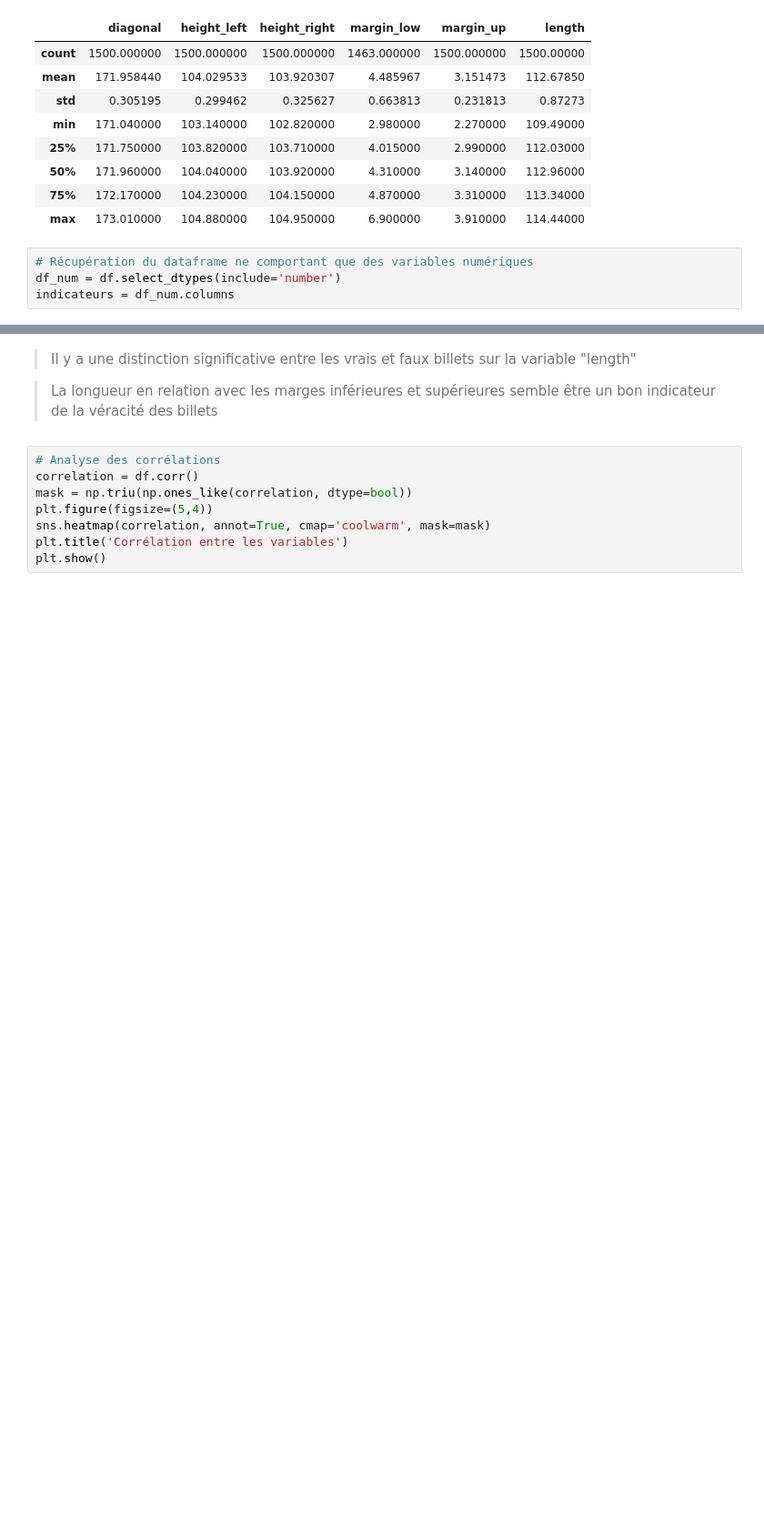
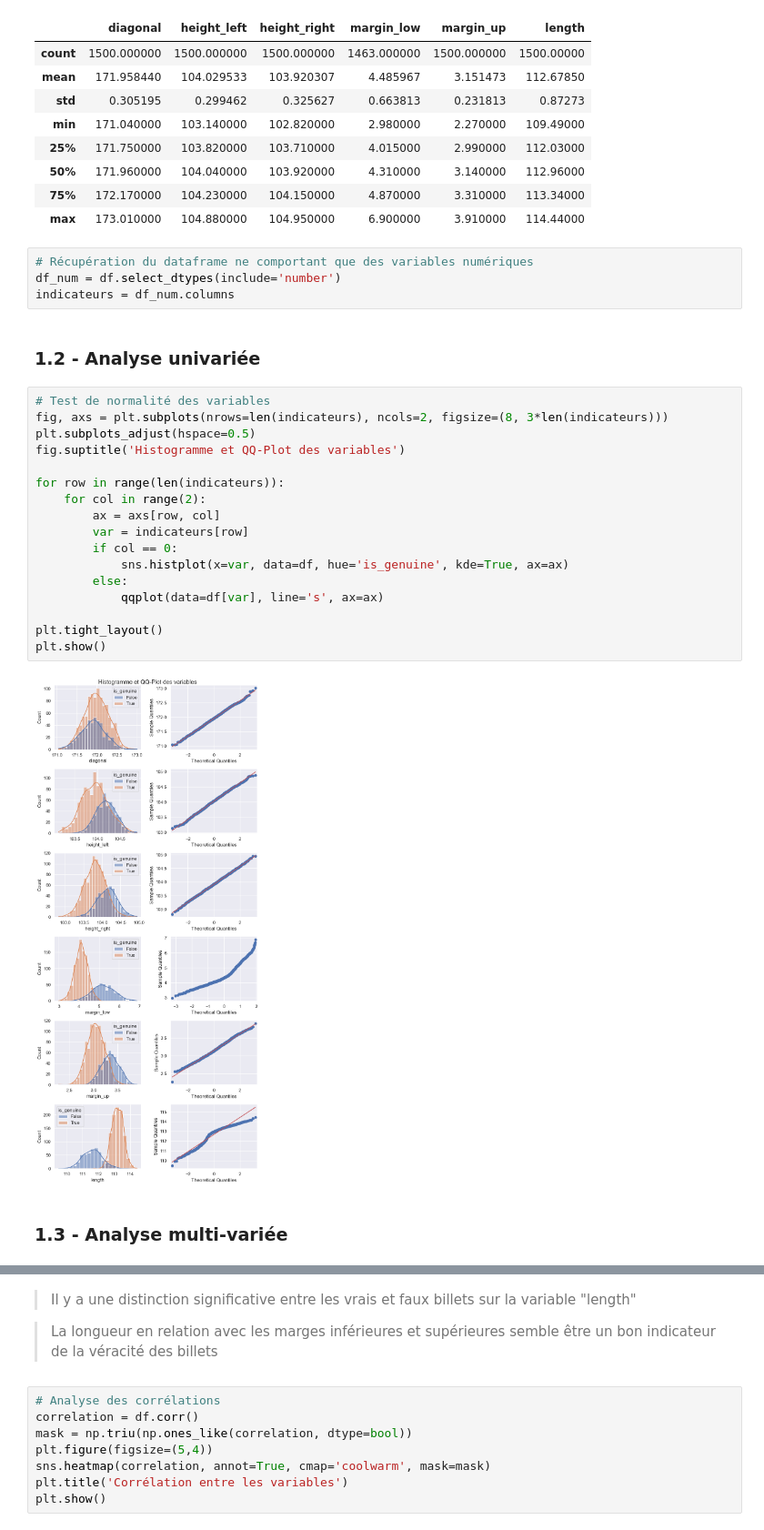
Before and after one commit to lengocduyvu/oncfm-detection-faux-billets, a Jupyter notebook: notebooks/oncfm-analyse.ipynb, the cells around one changed output, grey strips where cells are left out. Shown at 91% size. Cells and saved outputs as stored; diff of their text form; blank space fills up the shorter version.

```diff
--- a/notebooks/oncfm-analyse.ipynb
+++ b/notebooks/oncfm-analyse.ipynb
@@ -113,4 +116,27 @@ df.describe()
 # Récupération du dataframe ne comportant que des variables numériques
 df_num = df.select_dtypes(include='number')
 indicateurs = df_num.columns
+# %% [markdown]
+### 1.2 - Analyse univariée
+# %%
+# Test de normalité des variables
+fig, axs = plt.subplots(nrows=len(indicateurs), ncols=2, figsize=(8, 3*len(indicateurs)))
+plt.subplots_adjust(hspace=0.5)
+fig.suptitle('Histogramme et QQ-Plot des variables')
+
+for row in range(len(indicateurs)):
+    for col in range(2):
+        ax = axs[row, col]
+        var = indicateurs[row]
+        if col == 0:
+            sns.histplot(x=var, data=df, hue='is_genuine', kde=True, ax=ax)
+        else:
+            qqplot(data=df[var], line='s', ax=ax)
+
+plt.tight_layout()
+plt.show()
+# %% [output]
+[figure, added]
+# %% [markdown]
+### 1.3 - Analyse multi-variée
 # %%
```
Also changed, not shown: parts of 63 cells of this notebook.
